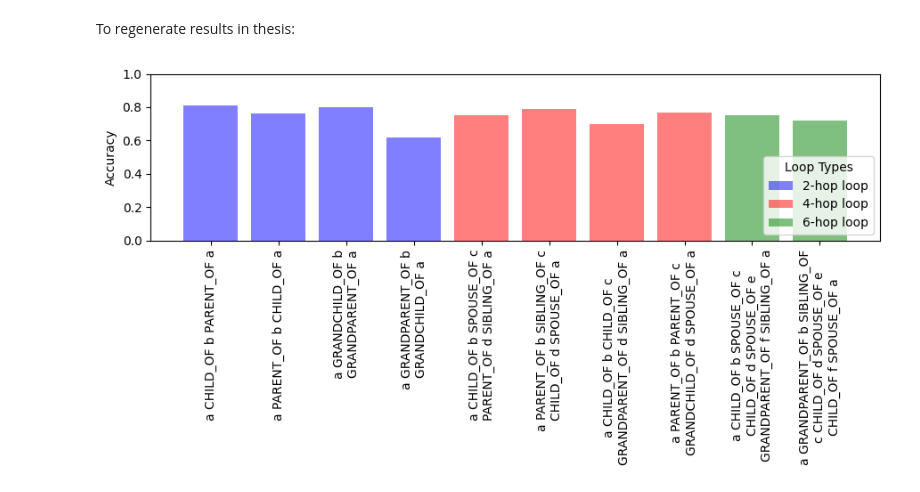
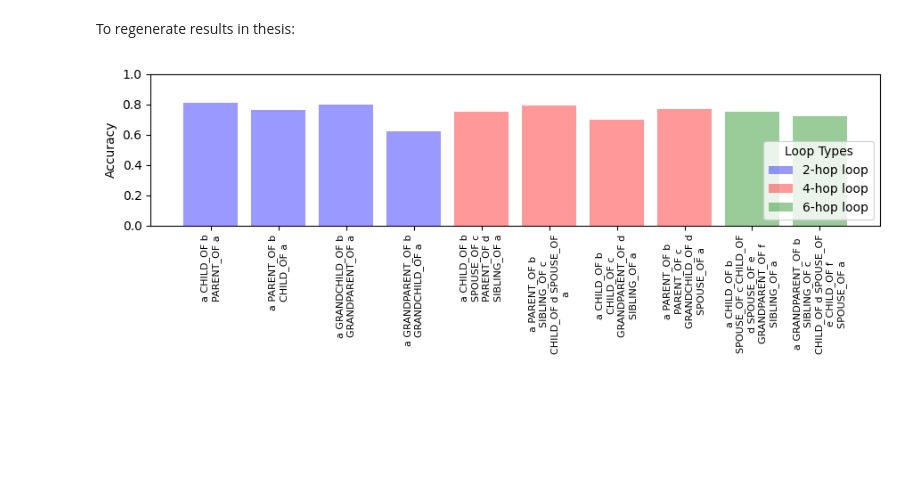
Before and after one commit to ellie-as/sequence-memory, a Jupyter notebook: Graph_sequence_model_from_scratch.ipynb, the cells around one changed output. Saved outputs shown, nothing was run; the diff lists cells and outputs as text; code cells hidden in the pictures; blank space fills up the shorter version.

```diff
--- a/Graph_sequence_model_from_scratch.ipynb
+++ b/Graph_sequence_model_from_scratch.ipynb
@@ -344,20 +344,20 @@ sorted_items = sorted(accuracy_dict.items(), key=lambda x: len(x[0]))
 
 # Step 2: Prepare data for plotting
 keys = [format_sequence(k) for k, v in sorted_items]
-wrapped_keys = wrap_labels(keys, width=20)
+wrapped_keys = wrap_labels(keys, width=12)
 accuracies = [v for k, v in sorted_items]
 hops_counts = [get_hops_count(k) for k, v in sorted_items]
 bar_colors = [colors[count % len(colors)] for count in hops_counts]  # Use modulo to cycle through colors if necessary
 
 # Step 3: Plotting
-plt.figure(figsize=(9, 4))
+plt.figure(figsize=(9, 3))
 for i in range(len(wrapped_keys)):
     plt.bar(i, accuracies[i],
             color=bar_colors[i],
             label=f'{hops_counts[i]}-hop loop' if i == 0 or hops_counts[i] != hops_counts[i-1] else "",
-           alpha=0.5)
+           alpha=0.4)
 
-plt.xticks(range(len(wrapped_keys)), wrapped_keys, rotation=90, ha="center", fontsize=10)
+plt.xticks(range(len(wrapped_keys)), wrapped_keys, rotation=90, ha="center", fontsize=8)
 #plt.xlabel('Sequences')
 plt.ylabel('Accuracy')
 plt.ylim(0, 1)
@@ -393,16 +393,16 @@ print(f"Average Accuracy: {average_accuracy}")
 # %% [markdown]
 To regenerate results in thesis:
 # %%
-# family_results_dict = {'{} CHILD_OF {} PARENT_OF {}': 0.81,
-#  '{} PARENT_OF {} CHILD_OF {}': 0.76,
-#  '{} GRANDCHILD_OF {} GRANDPARENT_OF {}': 0.8,
-#  '{} GRANDPARENT_OF {} GRANDCHILD_OF {}': 0.62,
-#  '{} CHILD_OF {} CHILD_OF {} GRANDPARENT_OF {} SIBLING_OF {}': 0.7,
-#  '{} CHILD_OF {} SPOUSE_OF {} PARENT_OF {} SIBLING_OF {}': 0.75,
-#  '{} PARENT_OF {} SIBLING_OF {} CHILD_OF {} SPOUSE_OF {}': 0.79,
-#  '{} PARENT_OF {} PARENT_OF {} GRANDCHILD_OF {} SPOUSE_OF {}': 0.77,
-#  '{} CHILD_OF {} SPOUSE_OF {} CHILD_OF {} SPOUSE_OF {} GRANDPARENT_OF {} SIBLING_OF {}': 0.75,
-#  '{} GRANDPARENT_OF {} SIBLING_OF {} CHILD_OF {} SPOUSE_OF {} CHILD_OF {} SPOUSE_OF {}': 0.72}
+family_results_dict = {'{} CHILD_OF {} PARENT_OF {}': 0.81,
+ '{} PARENT_OF {} CHILD_OF {}': 0.76,
+ '{} GRANDCHILD_OF {} GRANDPARENT_OF {}': 0.8,
+ '{} GRANDPARENT_OF {} GRANDCHILD_OF {}': 0.62,
+ '{} CHILD_OF {} CHILD_OF {} GRANDPARENT_OF {} SIBLING_OF {}': 0.7,
+ '{} CHILD_OF {} SPOUSE_OF {} PARENT_OF {} SIBLING_OF {}': 0.75,
+ '{} PARENT_OF {} SIBLING_OF {} CHILD_OF {} SPOUSE_OF {}': 0.79,
+ '{} PARENT_OF {} PARENT_OF {} GRANDCHILD_OF {} SPOUSE_OF {}': 0.77,
+ '{} CHILD_OF {} SPOUSE_OF {} CHILD_OF {} SPOUSE_OF {} GRANDPARENT_OF {} SIBLING_OF {}': 0.75,
+ '{} GRANDPARENT_OF {} SIBLING_OF {} CHILD_OF {} SPOUSE_OF {} CHILD_OF {} SPOUSE_OF {}': 0.72}
 # %%
 import matplotlib.pyplot as plt
 import textwrap
@@ -427,35 +427,35 @@ accuracy_dict = family_results_dict
 colors = ['black', 'green', 'blue', 'cyan', 'red', 'magenta', 'green', 'black']
 
 # Step 1: Sort the dictionary by the length of the keys
 sorted_items = sorted(accuracy_dict.items(), key=lambda x: len(x[0]))
 
 # Step 2: Prepare data for plotting
 keys = [format_sequence(k) for k, v in sorted_items]
-wrapped_keys = wrap_labels(keys, width=30)
+wrapped_keys = wrap_labels(keys, width=20)
 accuracies = [v for k, v in sorted_items]
 hops_counts = [get_hops_count(k) for k, v in sorted_items]
 bar_colors = [colors[count % len(colors)] for count in hops_counts]  # Use modulo to cycle through colors if necessary
 
 # Step 3: Plotting
-plt.figure(figsize=(9, 4.75))
+plt.figure(figsize=(9, 3.5))
 for i in range(len(wrapped_keys)):
     plt.bar(i, accuracies[i],
             color=bar_colors[i],
             label=f'{hops_counts[i]}-hop loop' if i == 0 or hops_counts[i] != hops_counts[i-1] else "",
-           alpha=0.5)
+           alpha=0.4)
 
-plt.xticks(range(len(wrapped_keys)), wrapped_keys, rotation=90, ha="center", fontsize=10)
+plt.xticks(range(len(wrapped_keys)), wrapped_keys, rotation=90, ha="center", fontsize=8)
 #plt.xlabel('Sequences')
 plt.ylabel('Accuracy')
 plt.ylim(0, 1)
 plt.tight_layout()
 
 # Create legend without duplicate labels
 handles, labels = plt.gca().get_legend_handles_labels()
 by_label = dict(zip(labels, handles))
 plt.legend(by_label.values(), by_label.keys(), title="Loop Types", loc='lower right')
 
 plt.savefig('loops_family.png', dpi=300)
 plt.show()
 # %% [output]
-[figure, old version]
+[figure, new version]
```
Also changed, not shown: parts of 3 cells of this notebook, 4 other files.
